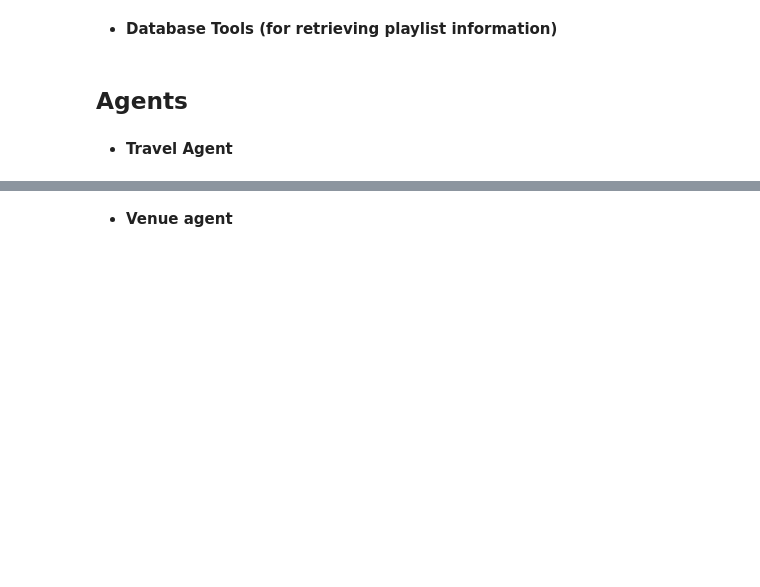
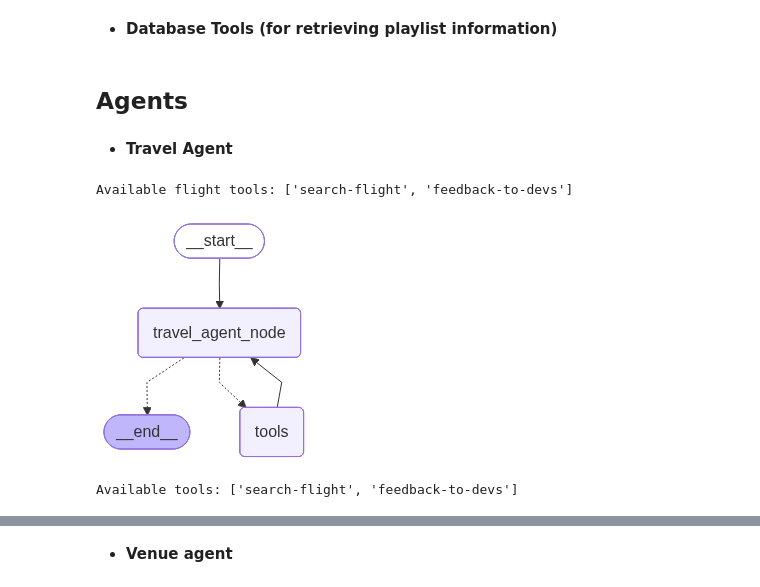
Before and after one commit to MuhammadUmerKhan/GenAI-AgenticAI-MCP-Tutorials, a Jupyter notebook: AgenticAI-Using_LangGraph/Projects/01_Wedding_Travel_Agent/01_wedding_planner_langGraph.ipynb, the cells around one changed output, grey strips where cells are left out. Saved outputs shown, nothing was run; the diff lists cells and outputs as text; code cells hidden in the pictures; blank space fills up the shorter version.

Commit message:
Wedding Planner Agent: Multi agent system with sub tool, with complex workflow

```diff
--- a/AgenticAI-Using_LangGraph/Projects/01_Wedding_Travel_Agent/01_wedding_planner_langGraph.ipynb
+++ b/AgenticAI-Using_LangGraph/Projects/01_Wedding_Travel_Agent/01_wedding_planner_langGraph.ipynb
@@ -78,0 +133,14 @@ def query_playlist_db(query: str) -> str:
+# %%
+flight_chatbot = await search_flight_agent()
+flight_chatbot
+# %% [output]
+Available flight tools: ['search-flight', 'feedback-to-devs']
+[figure, added]
+# %%
+flight_chatbot = await search_flight_agent()
+
+result = await flight_chatbot.ainvoke(
+    {"messages": [HumanMessage(content="Search a flight from Karachi to New York on June 10th, return June 20th")]},
+)
+# %% [output]
+Available tools: ['search-flight', 'feedback-to-devs']
```
Also changed, not shown: parts of 23 cells of this notebook, 2 other files.
